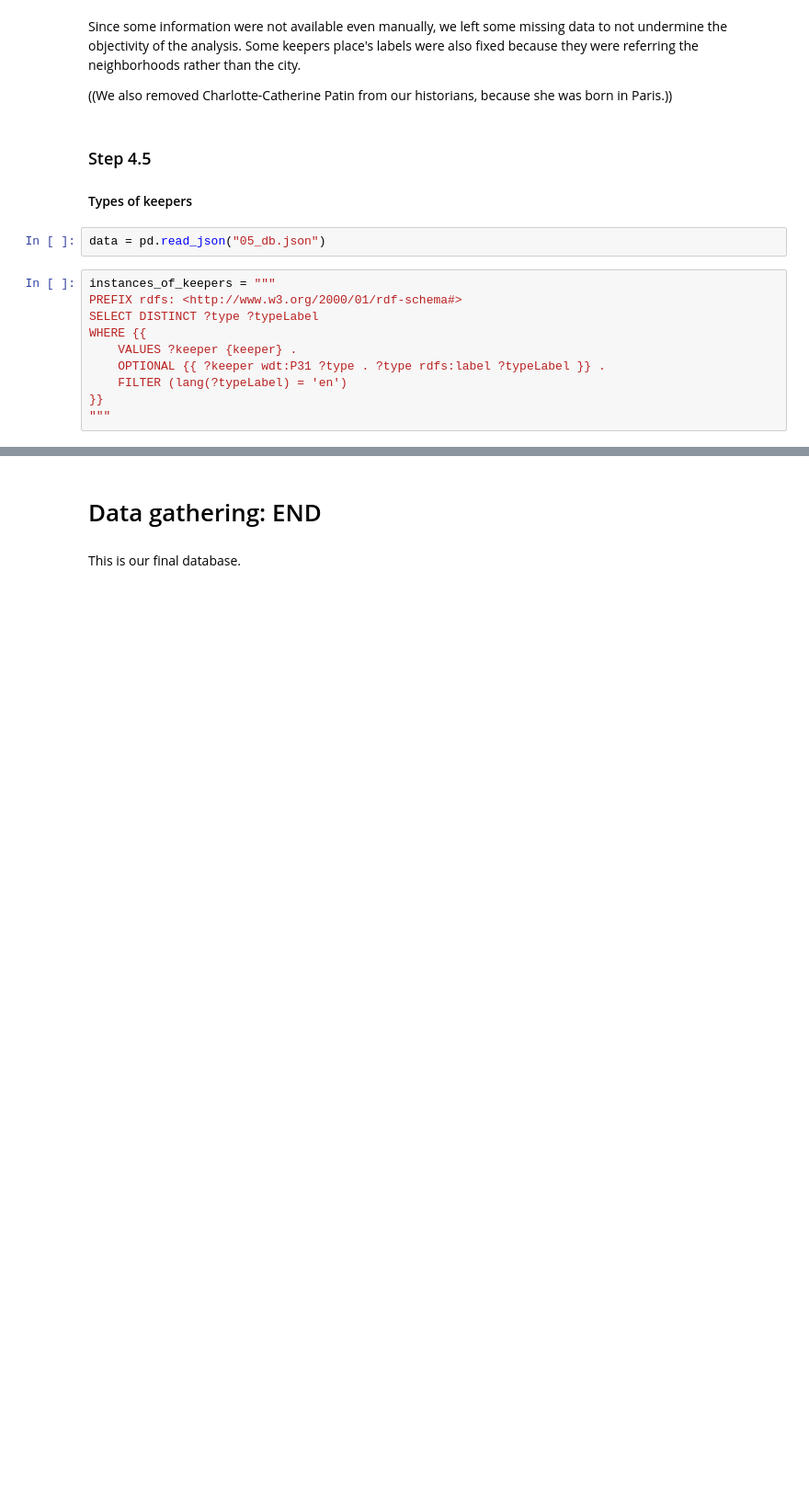
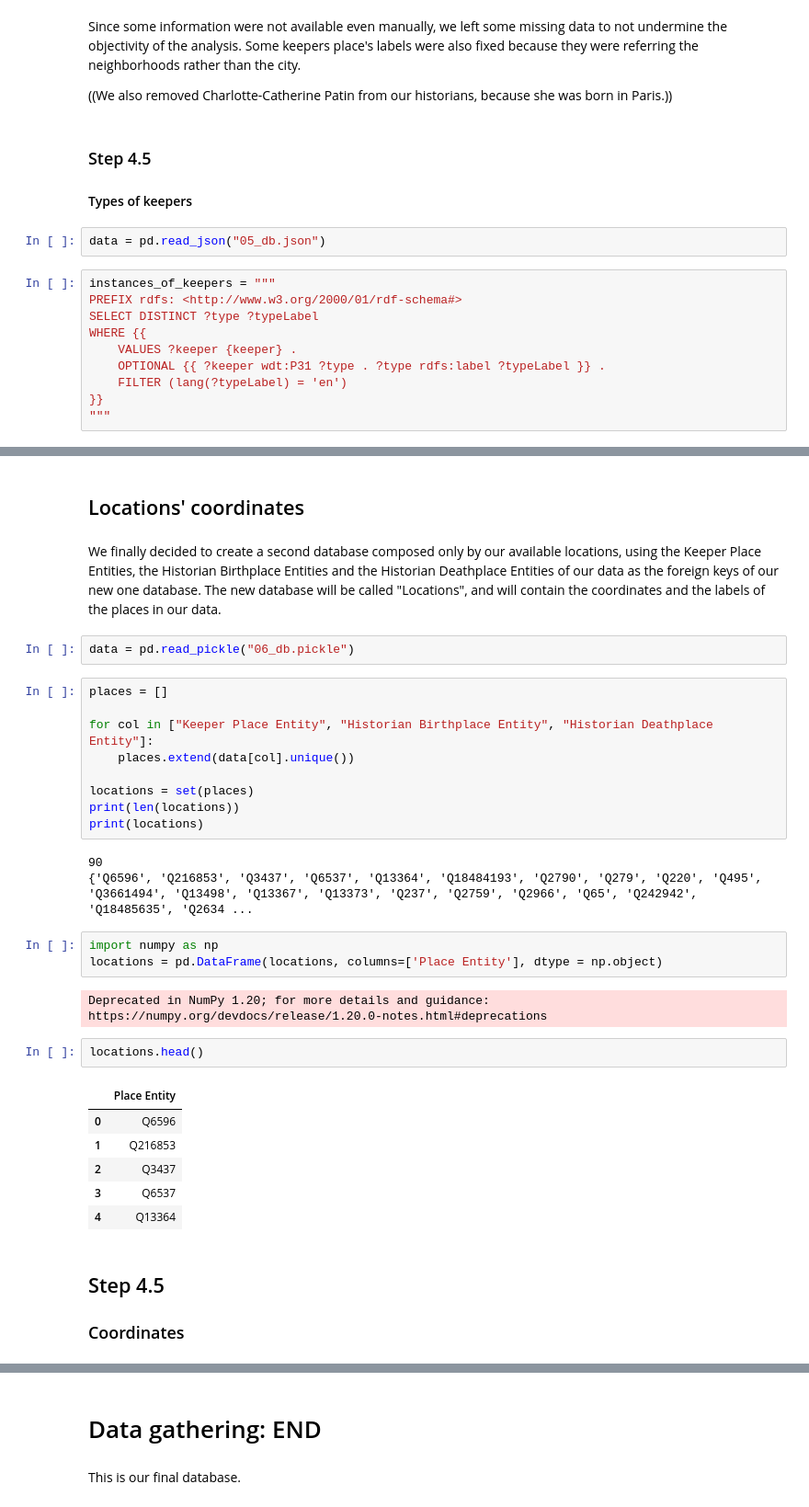
Before and after one commit to alicebordignon/ITArtHistorians, a Jupyter notebook: 00_DoAH_first_cleaning.ipynb, the cells around one changed output, grey strips where cells are left out. Shown at 92% size. Saved outputs shown, nothing was run; the diff lists cells and outputs as text; blank space fills up the shorter version.

```diff
--- a/00_DoAH_first_cleaning.ipynb
+++ b/00_DoAH_first_cleaning.ipynb
@@ -880,0 +888,35 @@ data.head(120)
+# %% [markdown]
+## Locations' coordinates
+# %% [markdown]
+We finally decided to create a second database composed only by our available locations, using the Keeper Place Entities, the Historian Birthplace Entities and the Historian Deathplace Entities of our data as the foreign keys of our new one database. The new database will be called "Locations", and will contain the coordinates and the labels of the places in our data.
+# %%
+data = pd.read_pickle("06_db.pickle")
+# %%
+places = []
+
+for col in ["Keeper Place Entity", "Historian Birthplace Entity", "Historian Deathplace Entity"]:
+    places.extend(data[col].unique())
+
+locations = set(places)
+print(len(locations))
+print(locations)
+# %% [output]
+90
+{'Q6596', 'Q216853', 'Q3437', 'Q6537', 'Q13364', 'Q18484193', 'Q2790', 'Q279', 'Q220', 'Q495', 'Q3661494', 'Q13498', 'Q13367', 'Q13373', 'Q237', 'Q2759', 'Q2966', 'Q65', 'Q242942', 'Q18485635', 'Q2634 ...
+# %%
+import numpy as np
+locations = pd.DataFrame(locations, columns=['Place Entity'], dtype = np.object)
+# %% [output]
+Deprecated in NumPy 1.20; for more details and guidance: https://numpy.org/devdocs/release/1.20.0-notes.html#deprecations
+# %%
+locations.head()
+# %% [output]
+|  | Place Entity |
+| 0 | Q6596 |
+| 1 | Q216853 |
+| 2 | Q3437 |
+| 3 | Q6537 |
+| 4 | Q13364 |
+# %% [markdown]
+## Step 4.5
+### Coordinates
```
Also changed, not shown: parts of 9 cells of this notebook, 3 other files.
